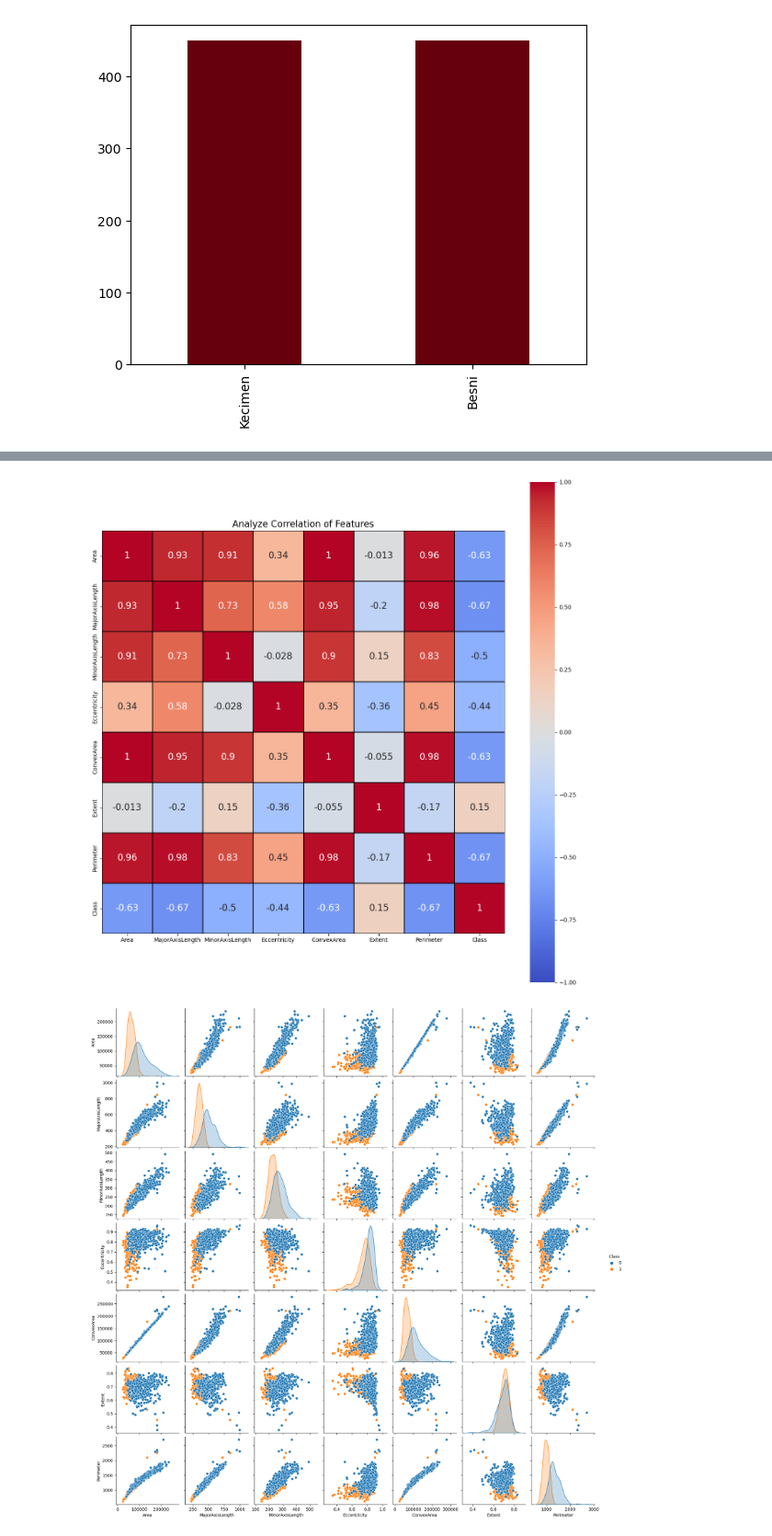
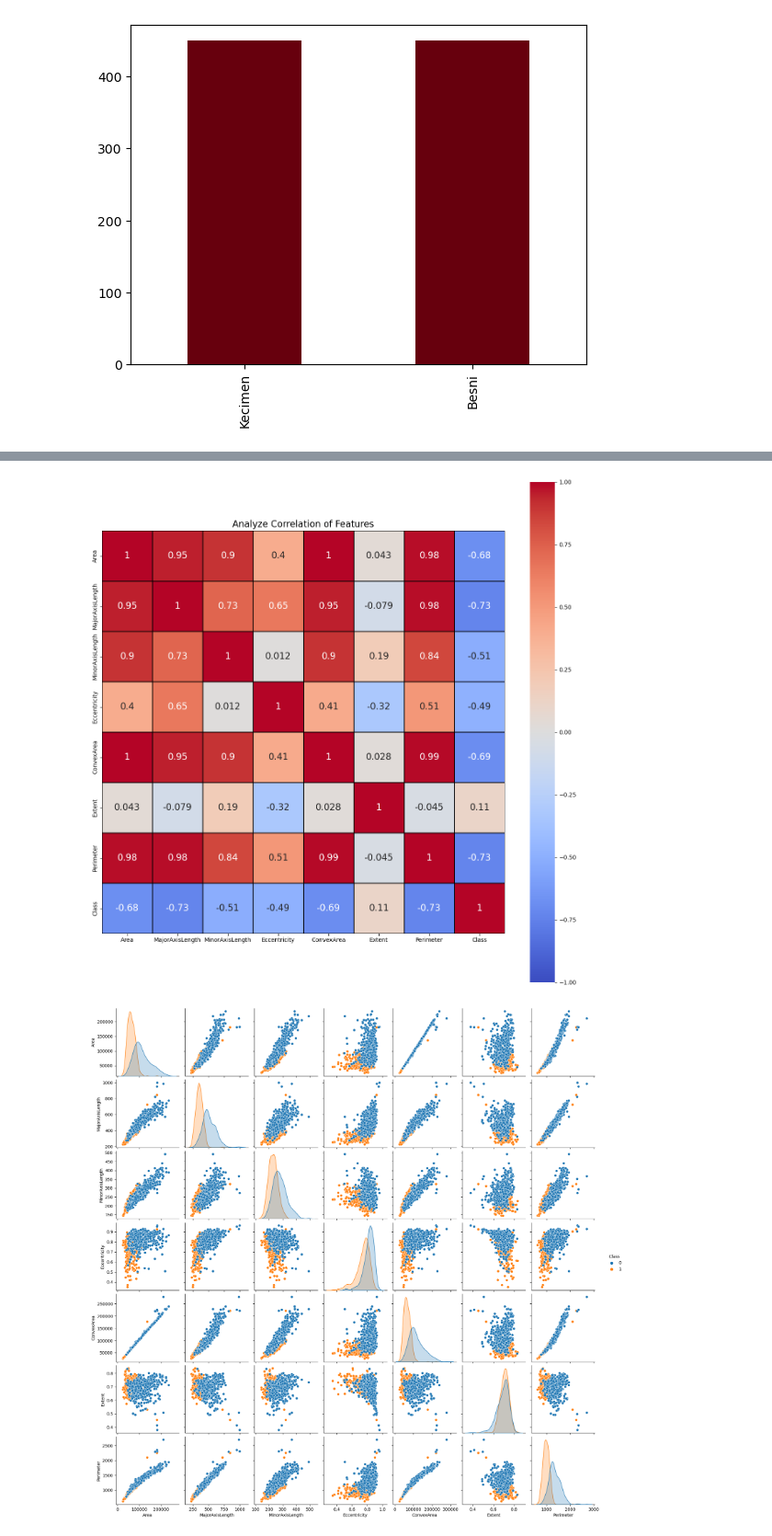
Before and after one commit to wkdguswo16/02_0915_Raisin, a Jupyter notebook: Raisin.ipynb, the cells around one changed output, grey strips where cells are left out. Shown at 92% size. Drawn from its saved outputs; the diff is of its cells as text; code cells hidden in the pictures.

```diff
--- a/Raisin.ipynb
+++ b/Raisin.ipynb
@@ -26,14 +63,14 @@ vc.plot.bar(color=plt.cm.Reds(vc.values))
 # %%
 colormap = plt.cm.coolwarm
 df_num_class = df
 df_num_class.Class = pd.Categorical(df.Class).codes
 plt.figure(figsize=(16, 16))
 plt.title("Analyze Correlation of Features", y = 1.0, size = 16)
-sns.heatmap(df_num_class.astype(float).corr(), linewidths = 0.1, vmin=-1., vmax = 1.0,
+sns.heatmap(df_num_class.astype(float).corr(method='spearman'), linewidths = 0.1, vmin=-1., vmax = 1.0,
            square = True, cmap = colormap, linecolor = "black", annot = True, annot_kws = {"size" : 16})
 plt.show()
 # %% [output]
-[figure, old version]
+[figure, new version]
 # %%
 sns.pairplot(df_num_class,
              vars=df_num_class.keys()[:-1],
```
Also changed, not shown: parts of 10 cells of this notebook.
